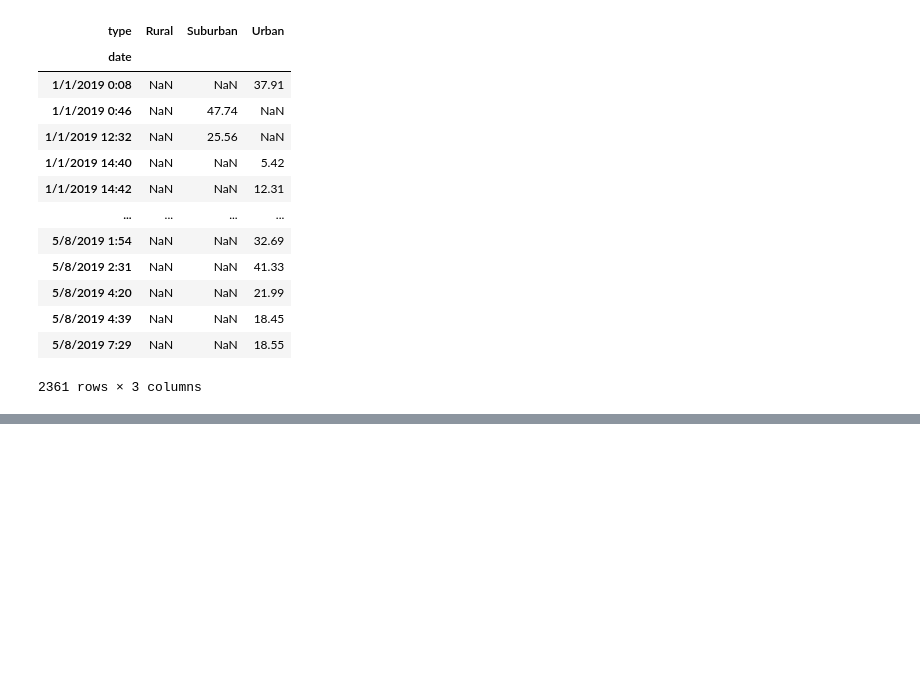
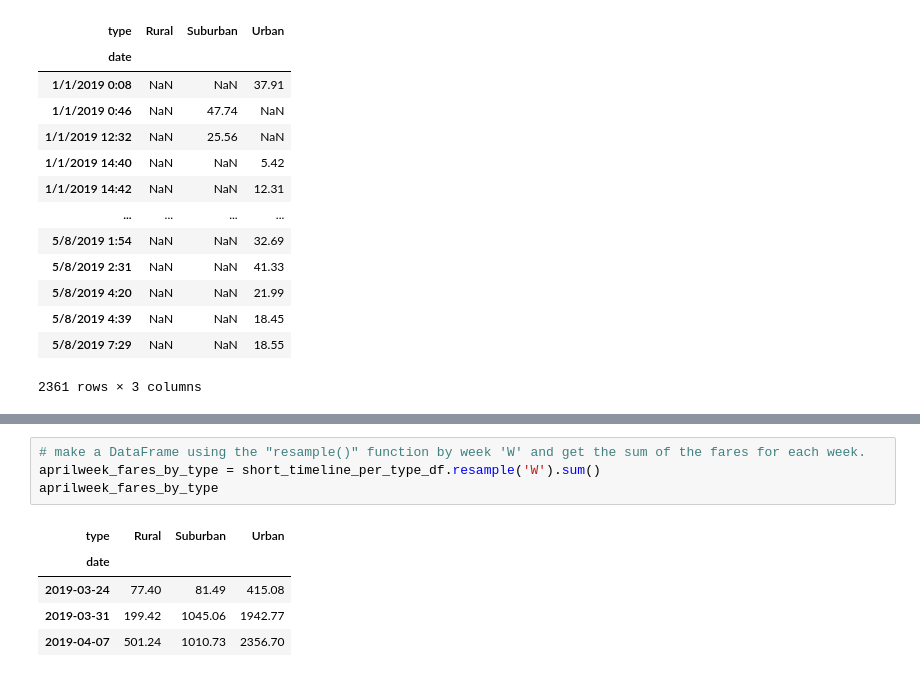
Before and after one commit to yeewalsh/PyBer_analysis, a Jupyter notebook: PyBer_Challenge-Copy1.ipynb, the cells around one changed output, grey strips where cells are left out. Saved outputs shown, nothing was run; the diff lists cells and outputs as text; blank space fills up the shorter version.

```diff
--- a/PyBer_Challenge-Copy1.ipynb
+++ b/PyBer_Challenge-Copy1.ipynb
@@ -222,3 +250,13 @@ timeline_per_type_df
+# %%
+# make a DataFrame using the "resample()" function by week 'W' and get the sum of the fares for each week.
+aprilweek_fares_by_type = short_timeline_per_type_df.resample('W').sum()
+aprilweek_fares_by_type
+# %% [output]
+| type | Rural | Suburban | Urban |
+| date |  |  |  |
+| 2019-03-24 | 77.40 | 81.49 | 415.08 |
+| 2019-03-31 | 199.42 | 1045.06 | 1942.77 |
+| 2019-04-07 | 501.24 | 1010.73 | 2356.70 |
 # %%
 # 7. Check that the datatype for the index is datetime using df.info()
 timeline_per_type_df.info()
```
Also changed, not shown: parts of 9 cells of this notebook, 1 other file.
